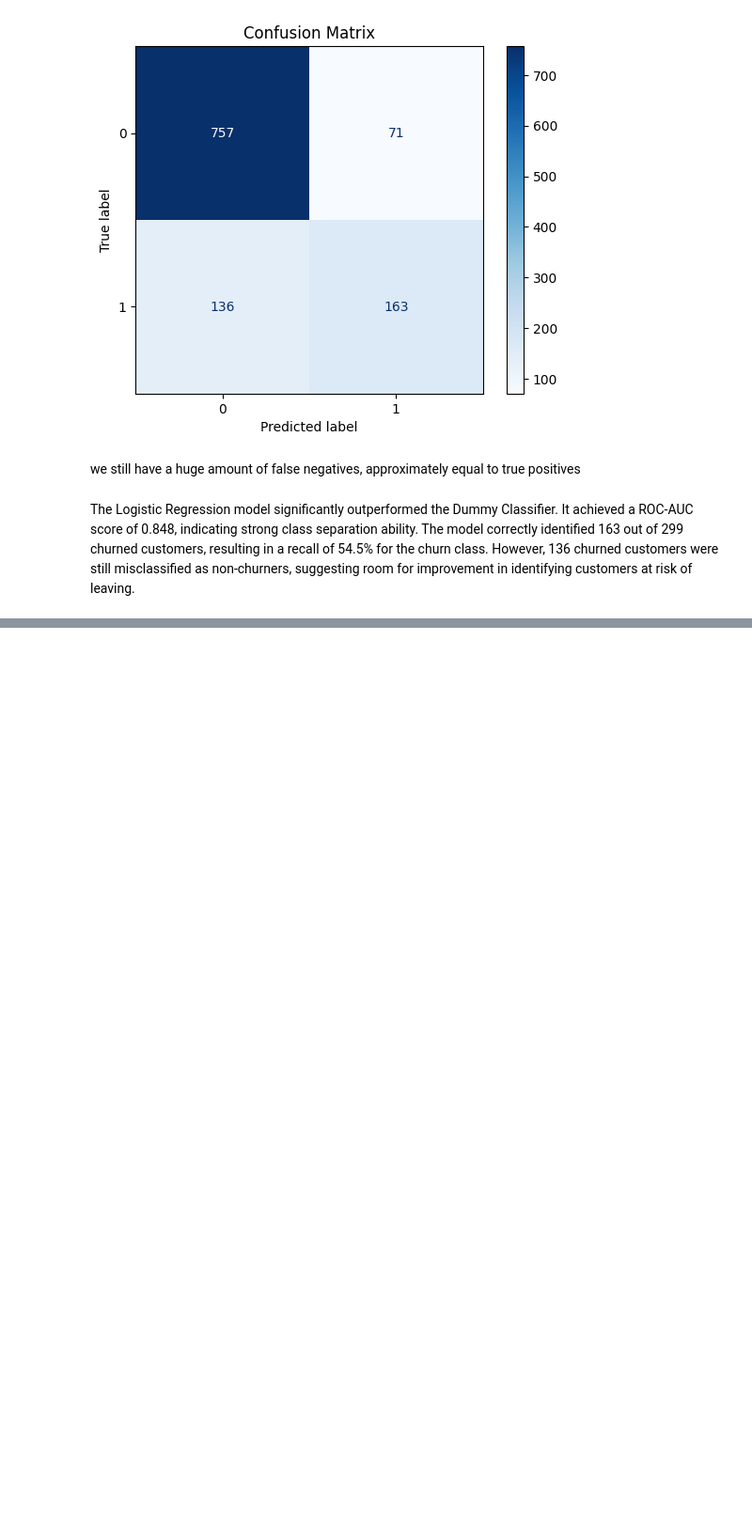
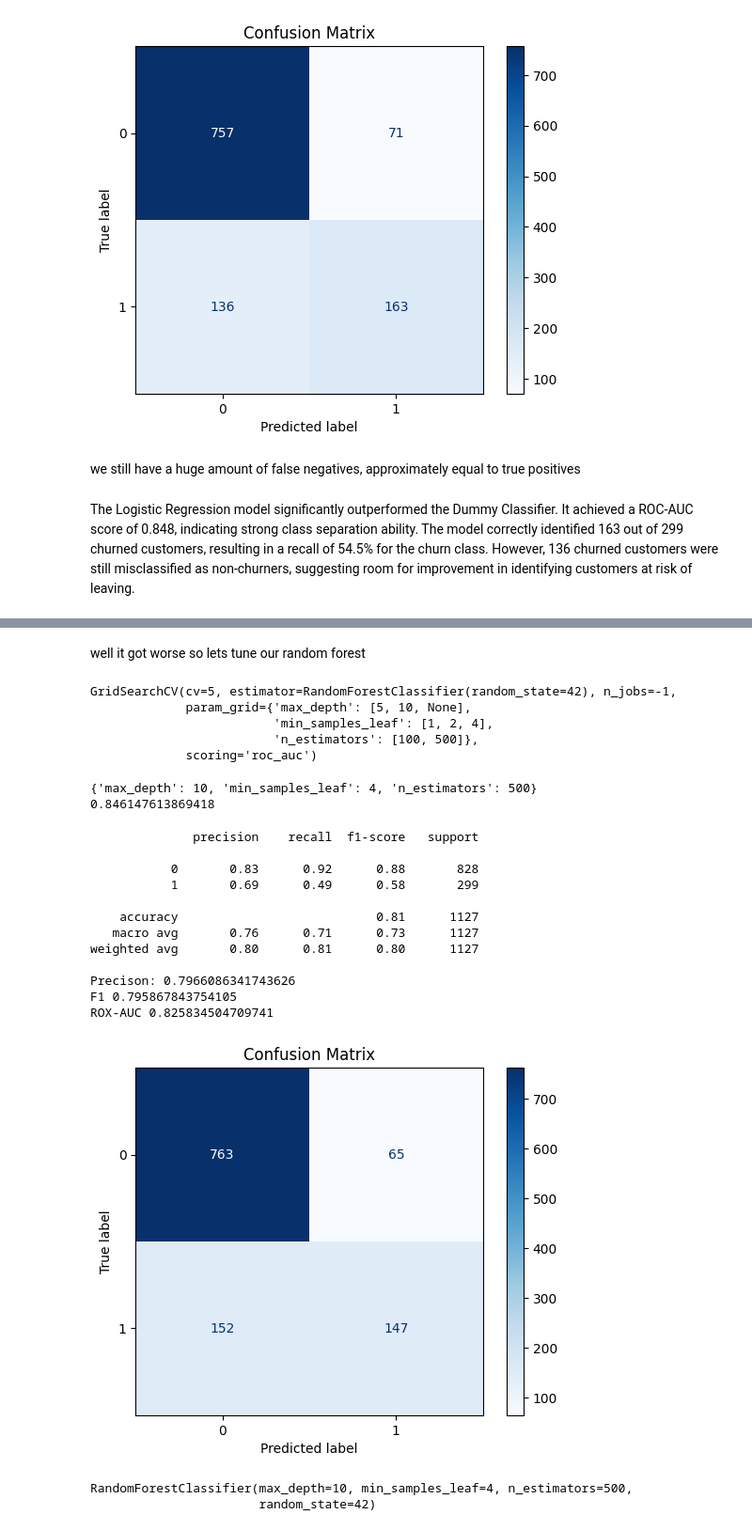
Before and after one commit to Kaemiii-SS/Churn-Prediction-System, a Jupyter notebook: training/model_training.ipynb, the cells around one changed output, grey strips where cells are left out. Shown at 94% size. Saved outputs shown, nothing was run; the diff lists cells and outputs as text; code cells hidden in the pictures; blank space fills up the shorter version.

```diff
--- a/training/model_training.ipynb
+++ b/training/model_training.ipynb
@@ -234,0 +272,66 @@ The Logistic Regression model significantly outperformed the Dummy Classifier. I
+# %% [markdown]
+well it got worse so lets tune our random forest
+# %%
+from sklearn.model_selection import GridSearchCV
+param_grid = {
+    "n_estimators": [100,500],
+    "max_depth": [5,10, None],
+    "min_samples_leaf": [1,2,4]
+}
+
+grid = GridSearchCV(
+    RandomForestClassifier(random_state=42),
+    param_grid=param_grid,
+    scoring="roc_auc",
+    cv=5,
+    n_jobs=-1
+)
+
+grid.fit(X_train_processed, y_train)
+# %% [output]
+GridSearchCV(cv=5, estimator=RandomForestClassifier(random_state=42), n_jobs=-1,
+             param_grid={'max_depth': [5, 10, None],
+                         'min_samples_leaf': [1, 2, 4],
+                         'n_estimators': [100, 500]},
+             scoring='roc_auc')
+# %%
+print(grid.best_params_)
+print(grid.best_score_)
+# %% [output]
+{'max_depth': 10, 'min_samples_leaf': 4, 'n_estimators': 500}
+0.846147613869418
+# %%
+best_rf = grid.best_estimator_
+
+y_pred_rf = best_rf.predict(X_val_processed)
+
+y_prob_rf = best_rf.predict_proba(X_val_processed)[:, 1]
+# %%
+print(classification_report(y_val, y_pred_rf))
+print("Precison:", precision_score(y_val, y_pred_rf, average="weighted"))
+print("F1", f1_score(y_val, y_pred_rf, average="weighted"))
+print("ROX-AUC", roc_auc_score(y_val, rf.predict_proba(X_val_processed)[:,1]))
+
+cm = confusion_matrix(y_val, y_pred_rf)
+ConfusionMatrixDisplay(cm, display_labels=rf.classes_).plot(cmap="Blues")
+plt.title("Confusion Matrix")
+plt.show()
+# %% [output]
+              precision    recall  f1-score   support
+
+           0       0.83      0.92      0.88       828
+           1       0.69      0.49      0.58       299
+
+    accuracy                           0.81      1127
+   macro avg       0.76      0.71      0.73      1127
+weighted avg       0.80      0.81      0.80      1127
+
+Precison: 0.7966086341743626
+F1 0.795867843754105
+ROX-AUC 0.825834504709741
+[figure, added]
+# %%
+print(best_rf)
+# %% [output]
+RandomForestClassifier(max_depth=10, min_samples_leaf=4, n_estimators=500,
+                       random_state=42)
```
Also changed, not shown: parts of 3 cells of this notebook.
